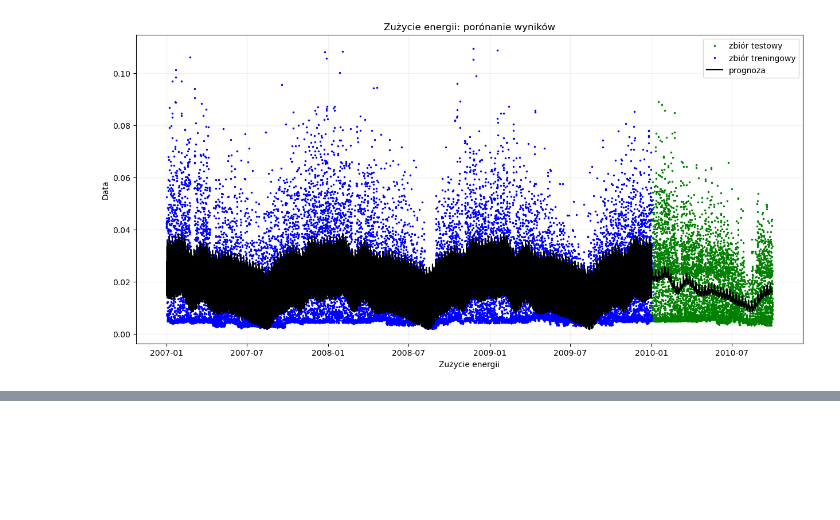
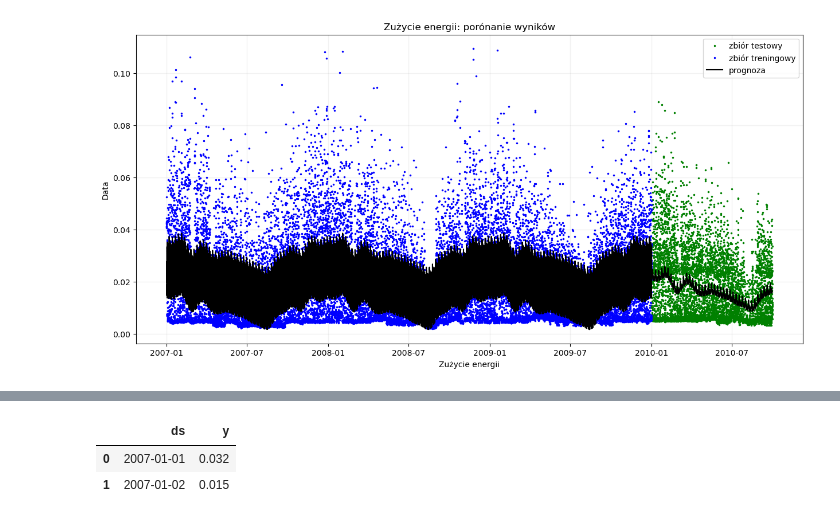
Before and after one commit to infoshareacademy/jdszr12-git_squad, a Jupyter notebook: ml_projekt/monthly_review.ipynb, the cells around one changed output, grey strips where cells are left out. Saved outputs shown, nothing was run; the diff lists cells and outputs as text; code cells hidden in the pictures; blank space fills up the shorter version.

```diff
--- a/ml_projekt/monthly_review.ipynb
+++ b/ml_projekt/monthly_review.ipynb
@@ -227,0 +274,6 @@ plt.show()
+# %%
+training.head(2)
+# %% [output]
+|  | ds | y |
+| 0 | 2007-01-01 | 0.032 |
+| 1 | 2007-01-02 | 0.015 |
```
Also changed, not shown: parts of 19 cells of this notebook, 1 other file.
